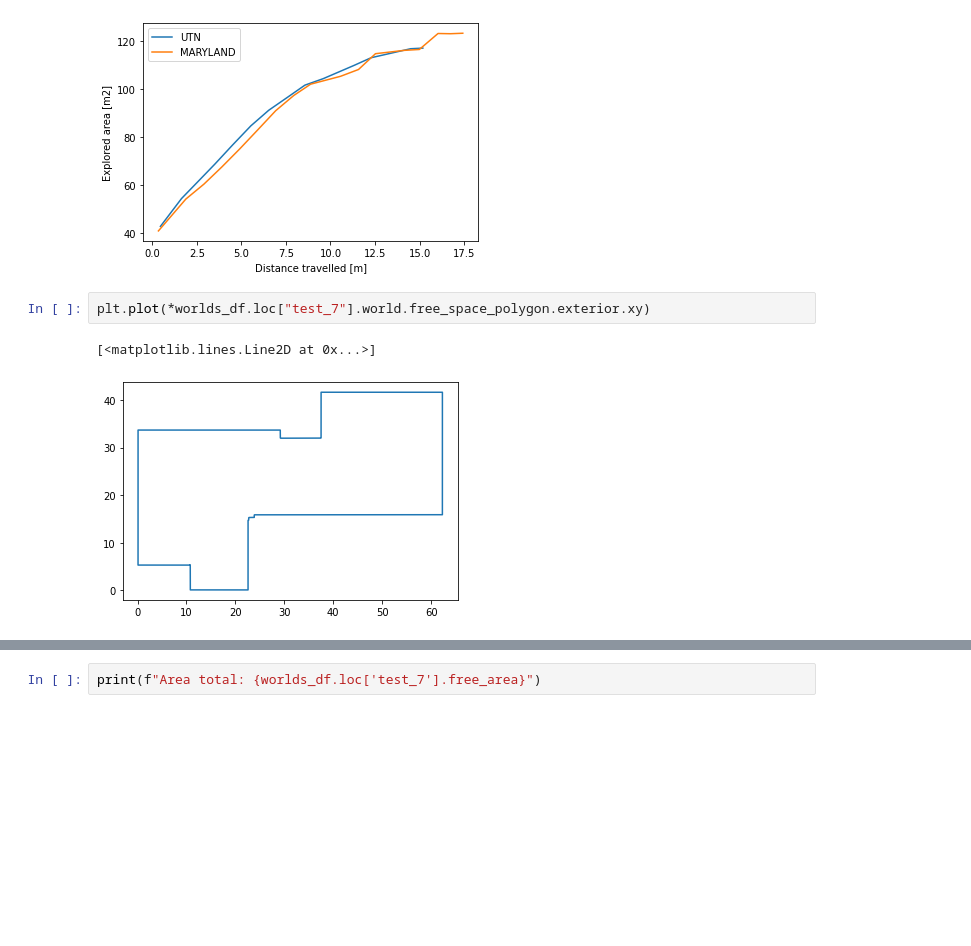
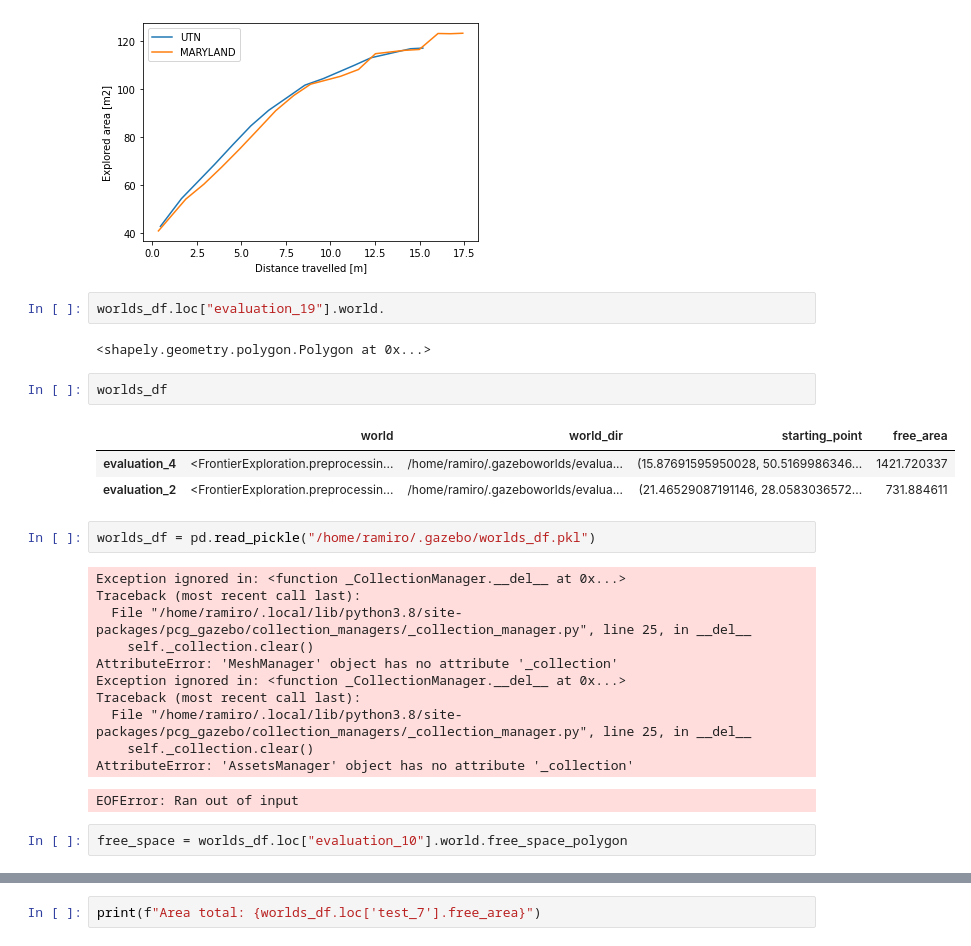
Before and after one commit to ekumenlabs/Frontier-Exploration-with-a-prior, a Jupyter notebook: Notebooks/KPI.ipynb, the cells around one changed output, grey strips where cells are left out. Cells and saved outputs as stored; diff of their text form; blank space fills up the shorter version.

```diff
--- a/Notebooks/KPI.ipynb
+++ b/Notebooks/KPI.ipynb
@@ -111,7 +121,28 @@ plot_result(res_7)
 # %% [output]
 [figure]
 # %%
-plt.plot(*worlds_df.loc["test_7"].world.free_space_polygon.exterior.xy)
+worlds_df.loc["evaluation_19"].world.
 # %% [output]
-[<matplotlib.lines.Line2D at 0x...>]
+<shapely.geometry.polygon.Polygon at 0x...>
-[figure, removed]
+# %%
+worlds_df
+# %% [output]
+|  | world | world_dir | starting_point | free_area |
+| evaluation_4 | <FrontierExploration.preprocessin... | /home/ramiro/.gazeboworlds/evalua... | (15.87691595950028, 50.5169986346... | 1421.720337 |
+| evaluation_2 | <FrontierExploration.preprocessin... | /home/ramiro/.gazeboworlds/evalua... | (21.46529087191146, 28.0583036572... | 731.884611 |
+# %%
+worlds_df = pd.read_pickle("/home/ramiro/.gazebo/worlds_df.pkl")
+# %% [output]
+Exception ignored in: <function _CollectionManager.__del__ at 0x...>
+Traceback (most recent call last):
+  File "/home/ramiro/.local/lib/python3.8/site-packages/pcg_gazebo/collection_managers/_collection_manager.py", line 25, in __del__
+    self._collection.clear()
+AttributeError: 'MeshManager' object has no attribute '_collection'
+Exception ignored in: <function _CollectionManager.__del__ at 0x...>
+Traceback (most recent call last):
+  File "/home/ramiro/.local/lib/python3.8/site-packages/pcg_gazebo/collection_managers/_collection_manager.py", line 25, in __del__
+    self._collection.clear()
+AttributeError: 'AssetsManager' object has no attribute '_collection'
+EOFError: Ran out of input
+# %%
+free_space = worlds_df.loc["evaluation_10"].world.free_space_polygon
```
Also changed, not shown: parts of 14 cells of this notebook, 9 other files.
